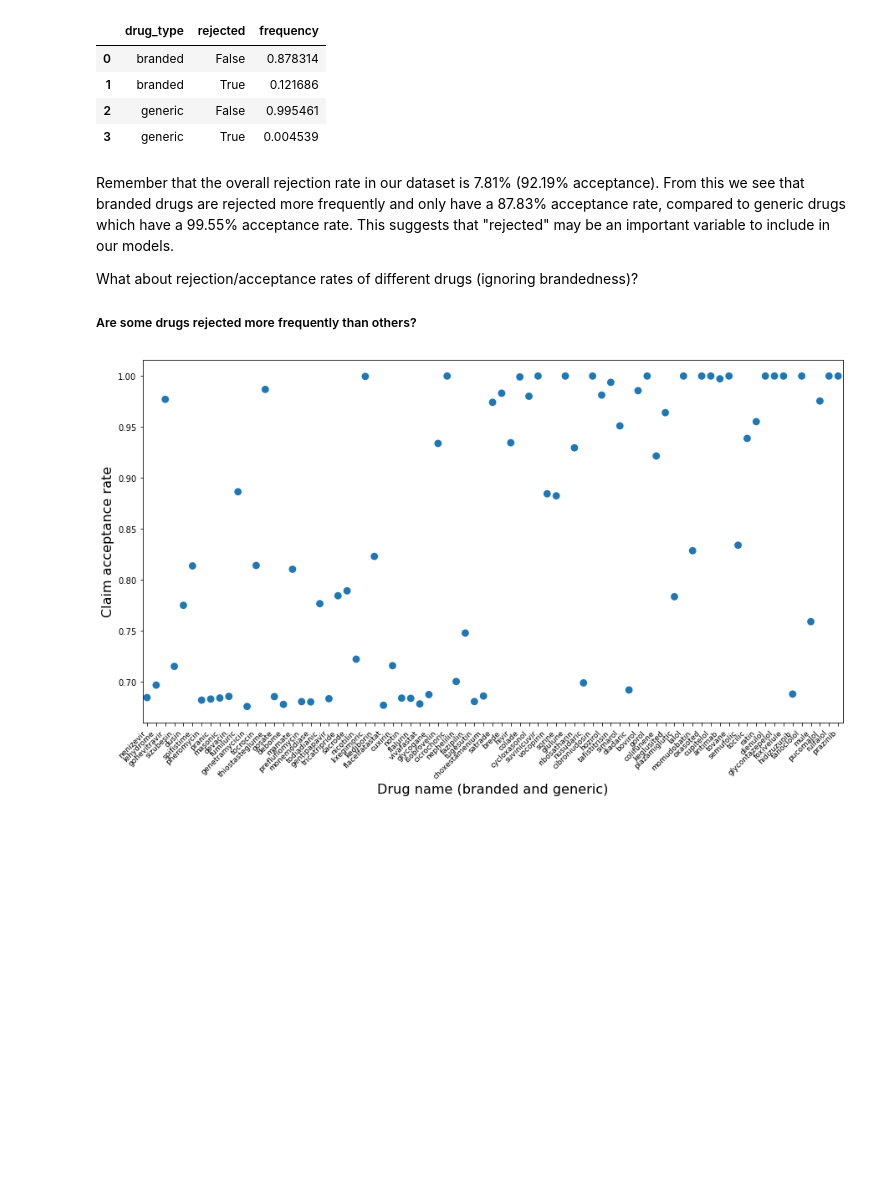
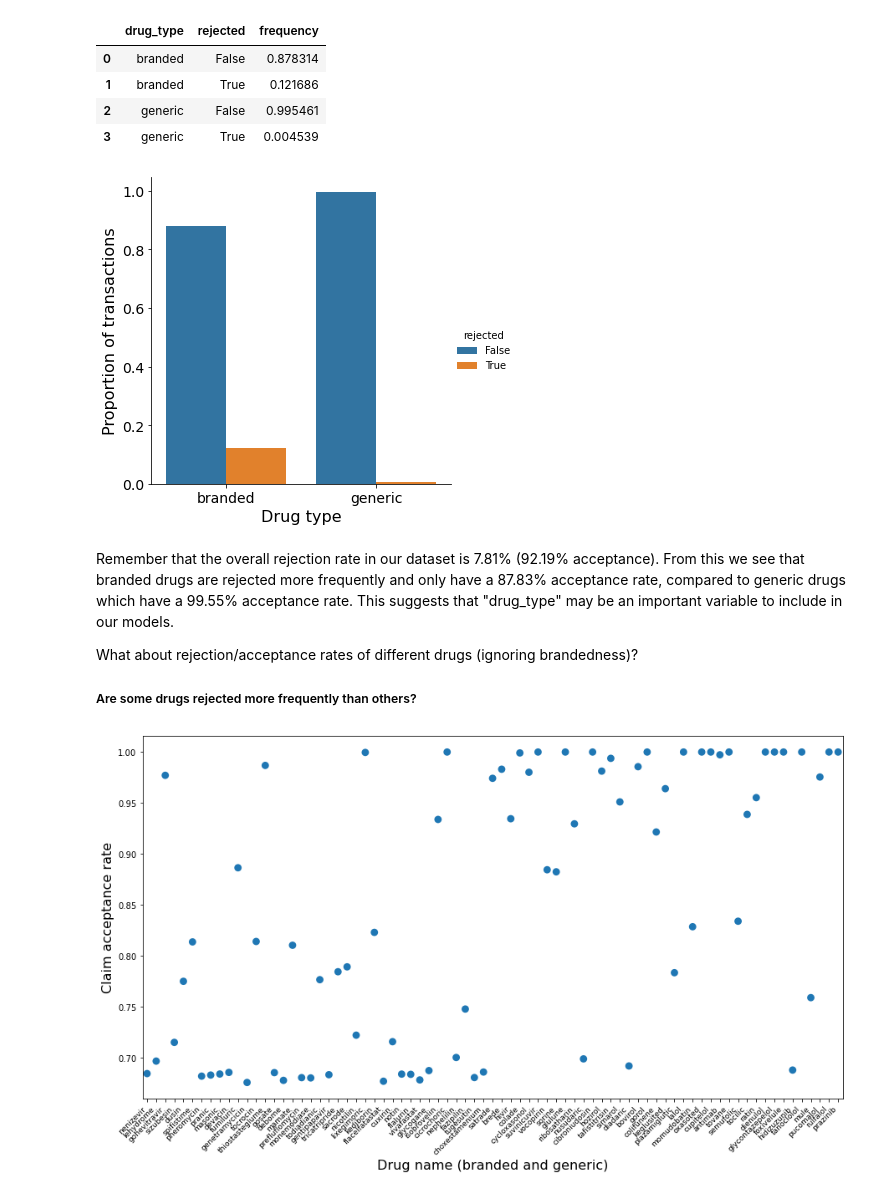
Before and after one commit to MareikeJaniak/TeamCedar_Erdos2022, a Jupyter notebook: data_exploration_TeamCedar.ipynb, the cells around one changed output. Cells and saved outputs as stored; diff of their text form; code cells hidden in the pictures; blank space fills up the shorter version.

```diff
--- a/data_exploration_TeamCedar.ipynb
+++ b/data_exploration_TeamCedar.ipynb
@@ -251,18 +273,33 @@ Name: drug_type, dtype: float64
 Roughly two-thirds of the drugs in our dataset are branded, while roughly one-third is generic.
 ##### Is there a difference in how often branded vs. generic drug claims are rejected?
 # %%
-rx['rejected'].groupby(rx['drug_type']) \
+df = rx['rejected'].groupby(rx['drug_type']) \
 .value_counts(normalize=True). \
 rename('frequency').to_frame() \
 .reset_index()
+
+df
 # %% [output]
 |  | drug_type | rejected | frequency |
 | 0 | branded | False | 0.878314 |
 | 1 | branded | True | 0.121686 |
 | 2 | generic | False | 0.995461 |
 | 3 | generic | True | 0.004539 |
+# %%
+ax = sns.catplot(x='drug_type',y='frequency',hue='rejected',kind='bar',data=df)
+
+#ax.set_ylim(0,10000000)
+
+plt.xticks(fontsize=14)
+plt.yticks(fontsize=14)
+plt.xlabel("Drug type", fontsize=16)
+plt.ylabel("Proportion of transactions", fontsize=16)
+
+plt.show()
+# %% [output]
+[figure, added]
 # %% [markdown]
-Remember that the overall rejection rate in our dataset is 7.81% (92.19% acceptance). From this we see that branded drugs are rejected more frequently and only have a 87.83% acceptance rate, compared to generic drugs which have a 99.55% acceptance rate. This suggests that "rejected" may be an important variable to include in our models.
+Remember that the overall rejection rate in our dataset is 7.81% (92.19% acceptance). From this we see that branded drugs are rejected more frequently and only have a 87.83% acceptance rate, compared to generic drugs which have a 99.55% acceptance rate. This suggests that "drug_type" may be an important variable to include in our models.
 
 What about rejection/acceptance rates of different drugs (ignoring brandedness)?
 ##### Are some drugs rejected more frequently than others?
```
Also changed, not shown: parts of 1 cell of this notebook.
